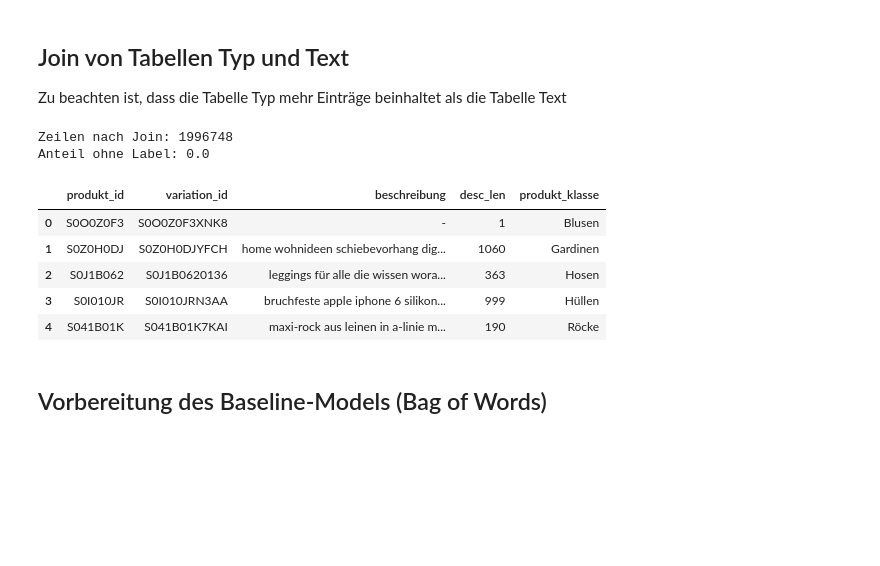
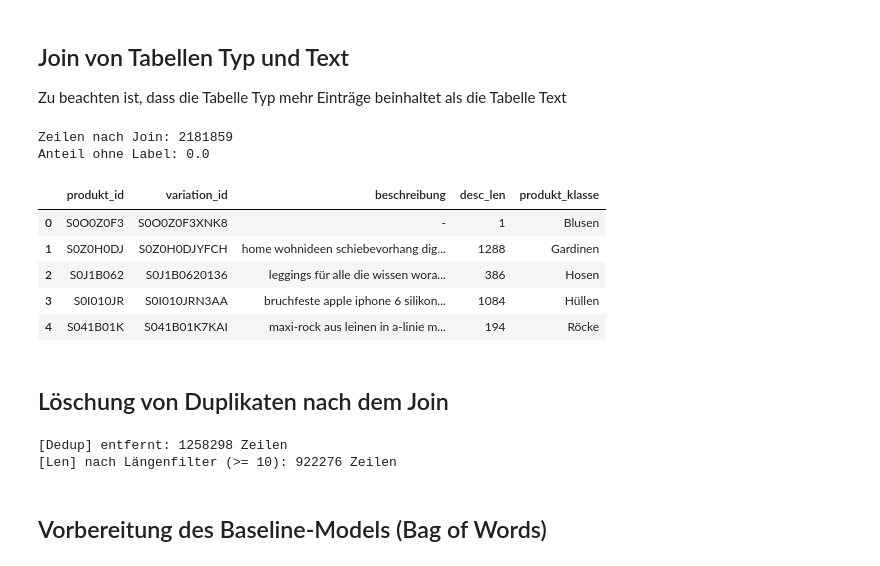
Before and after one commit to backer1988/Technical-Report-Big-Data, a Jupyter notebook: skript.ipynb, the cells around one changed output. Cells and saved outputs as stored; diff of their text form; code cells hidden in the pictures; blank space fills up the shorter version.

```diff
--- a/skript.ipynb
+++ b/skript.ipynb
@@ -365,31 +314,63 @@ Kurzer Check, ob einige Produkte auch mehr als ein Label haben
 ## Join von Tabellen Typ und Text
 Zu beachten ist, dass die Tabelle Typ mehr Einträge beinhaltet als die Tabelle Text
 # %%
-df_txt_clean["produkt_id"] = df_txt_clean["produkt_id"].astype("string") #Typ Casting auf String
+df_txt["produkt_id"] = df_txt["produkt_id"].astype("string") #Typ Casting auf String
 df_typ["produkt_id"]      = df_typ["produkt_id"].astype("string") # Type Casting auf String
 
-df_join = df_txt_clean.merge(
+df_join = df_txt.merge(
     df_typ,
     on="produkt_id",
     how="inner",        # nur Produkte behalten, die in beiden Dateien vorkommen
     validate="m:1"      # viele Texte (m), ein Label (1)
 )
 
-df_txt_clean = df_txt_clean[df_txt_clean["beschreibung"].str.len().ge(10)]
-
 print("Zeilen nach Join:", len(df_join))
 print("Anteil ohne Label:", df_join["produkt_klasse"].isna().mean())
 df_join.head()
-df_join = df_join[df_join["beschreibung"].str.len().ge(10)].copy() #Länge von 10 Anwenden auf df_join
 # %% [output]
-Zeilen nach Join: 1996748
+Zeilen nach Join: 2181859
 Anteil ohne Label: 0.0
 |  | produkt_id | variation_id | beschreibung | desc_len | produkt_klasse |
 | 0 | S0O0Z0F3 | S0O0Z0F3XNK8 | - | 1 | Blusen |
-| 1 | S0Z0H0DJ | S0Z0H0DJYFCH | home wohnideen schiebevorhang dig... | 1060 | Gardinen |
-| 2 | S0J1B062 | S0J1B0620136 | leggings für alle die wissen wora... | 363 | Hosen |
-| 3 | S0I010JR | S0I010JRN3AA | bruchfeste apple iphone 6 silikon... | 999 | Hüllen |
-| 4 | S041B01K | S041B01K7KAI | maxi-rock aus leinen in a-linie m... | 190 | Röcke |
+| 1 | S0Z0H0DJ | S0Z0H0DJYFCH | home wohnideen schiebevorhang dig... | 1288 | Gardinen |
+| 2 | S0J1B062 | S0J1B0620136 | leggings für alle die wissen wora... | 386 | Hosen |
+| 3 | S0I010JR | S0I010JRN3AA | bruchfeste apple iphone 6 silikon... | 1084 | Hüllen |
+| 4 | S041B01K | S041B01K7KAI | maxi-rock aus leinen in a-linie m... | 194 | Röcke |
+# %% [markdown]
+## Löschung von Duplikaten nach dem Join
+# %%
+# --- Schritt 1: Normalisierte Vergleichs-Spalte für Duplikaterkennung ---
+def norm_txt(s):
+    return (
+        s.astype("string")
+         .str.normalize("NFKC")
+         .str.replace(r"\s+", " ", regex=True)
+         .str.strip()
+         .str.lower()
+    )
+
+df_join["beschreibung_norm"] = norm_txt(df_join["beschreibung"])
+
+# --- Schritt 2: Duplikate mit gleicher Klasse + identischem Text entfernen ---
+before = len(df_join)
+df_clean = df_join.drop_duplicates(
+    subset=["produkt_klasse", "beschreibung_norm"],
+    keep="first"
+).copy()
+print(f"[Dedup] entfernt: {before - len(df_clean)} Zeilen")
+
+# --- Schritt 3: Ein einziger Längenfilter (jetzt, vor dem Split) ---
+MIN_LEN = 10
+df_clean = df_clean[df_clean["beschreibung_norm"].str.len() >= MIN_LEN].copy()
+print(f"[Len] nach Längenfilter (>= {MIN_LEN}): {len(df_clean)} Zeilen")
+
+# --- Schritt 4: Downstream-Referenzen zentralisieren ---
+# Ab hier bitte df_clean statt df_join verwenden
+X_text = df_clean["beschreibung"]          # Modelltext bleibt die Originalspalte
+y_label = df_clean["produkt_klasse"]       # oder ggf. deine Zielspalte
+# %% [output]
+[Dedup] entfernt: 1258298 Zeilen
+[Len] nach Längenfilter (>= 10): 922276 Zeilen
 # %% [markdown]
 ## Vorbereitung des Baseline-Models (Bag of Words) ##
 # %% [markdown]
```
Also changed, not shown: parts of 10 cells of this notebook.
